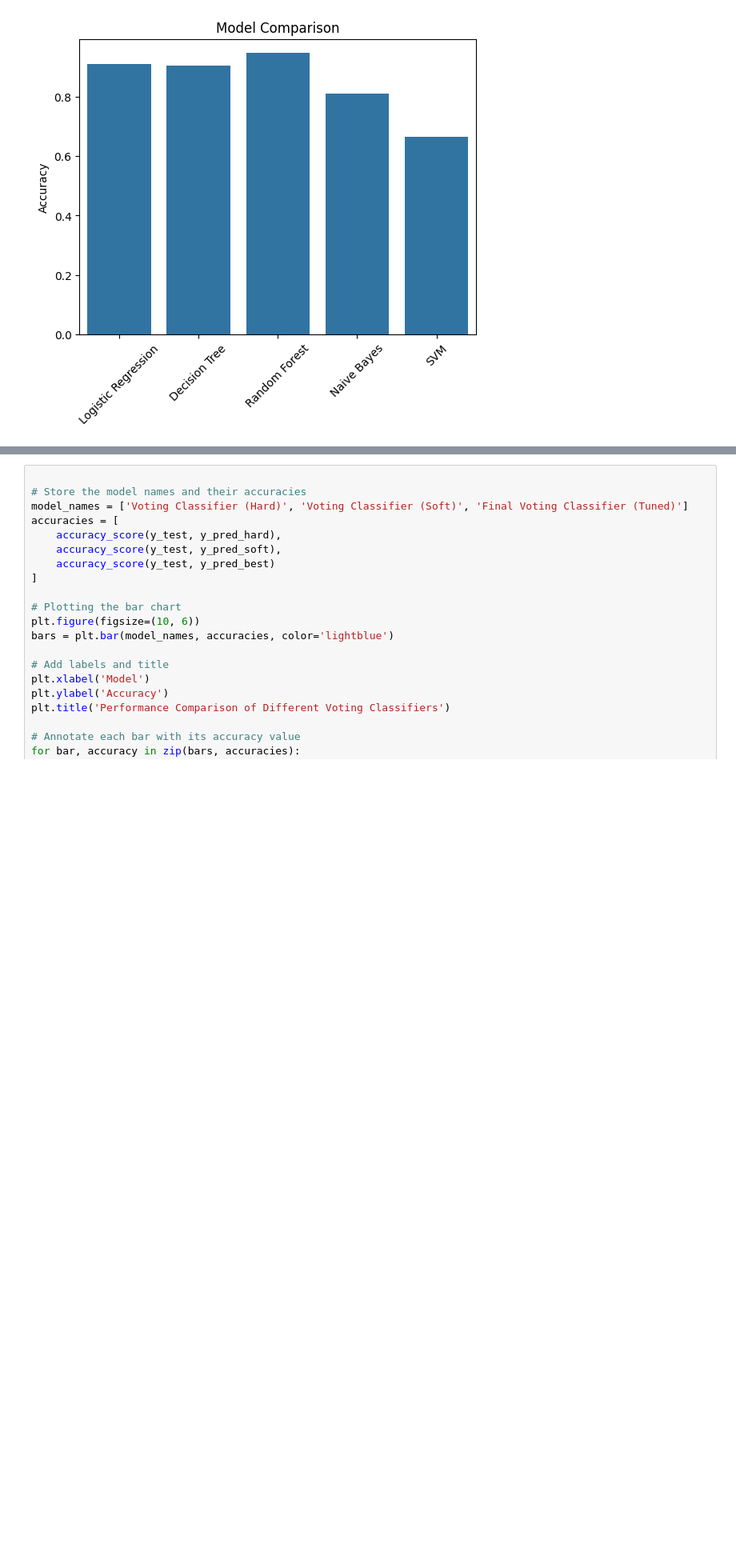
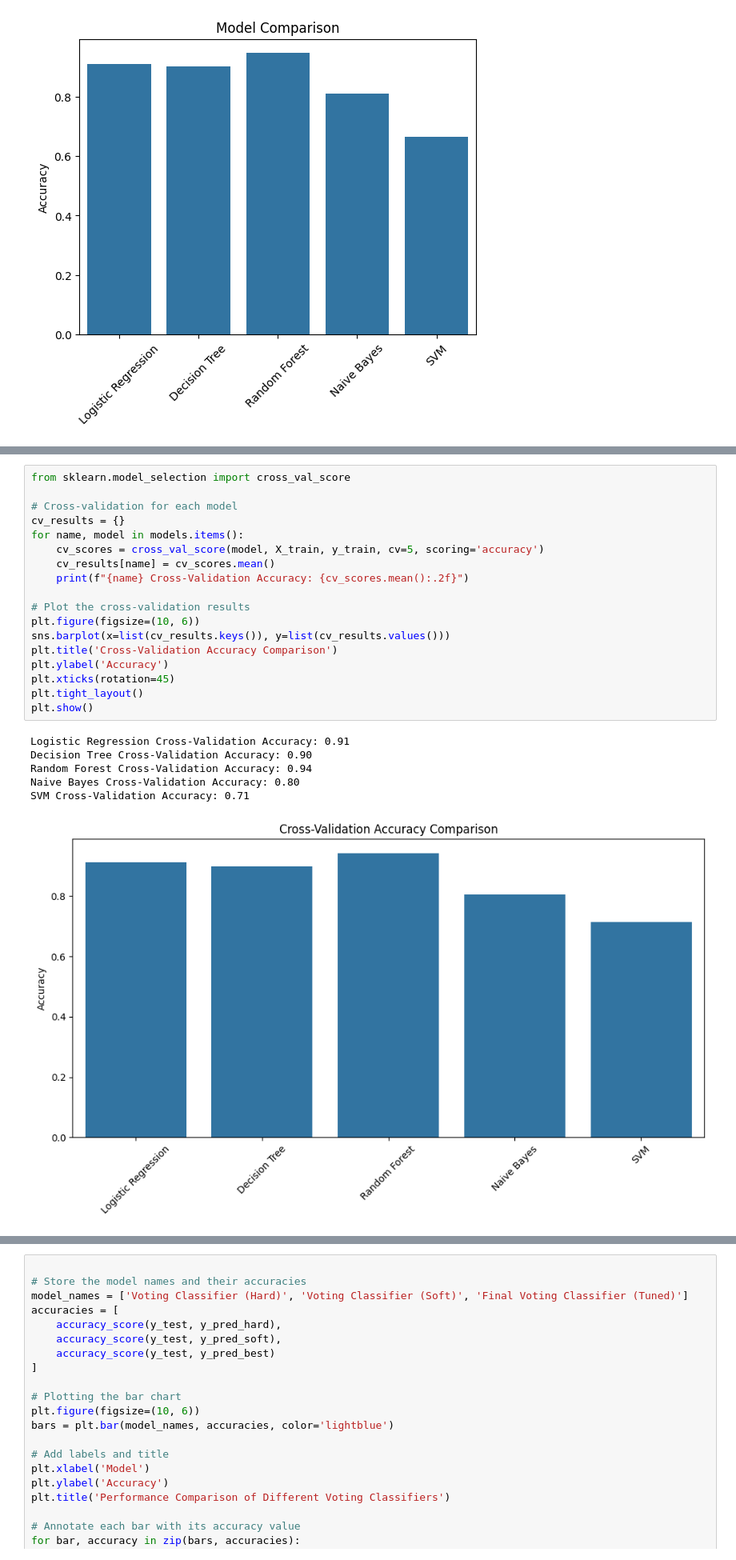
Before and after one commit to Ryuuz02/CS584_Project, a Jupyter notebook: notebook.ipynb, the cells around one changed output, grey strips where cells are left out. Shown at 80% size. Cells and saved outputs as stored; diff of their text form; blank space fills up the shorter version.

```diff
--- a/notebook.ipynb
+++ b/notebook.ipynb
@@ -105,0 +156,25 @@ plt.show()
+# %%
+from sklearn.model_selection import cross_val_score
+
+# Cross-validation for each model
+cv_results = {}
+for name, model in models.items():
+    cv_scores = cross_val_score(model, X_train, y_train, cv=5, scoring='accuracy')
+    cv_results[name] = cv_scores.mean()
+    print(f"{name} Cross-Validation Accuracy: {cv_scores.mean():.2f}")
+
+# Plot the cross-validation results
+plt.figure(figsize=(10, 6))
+sns.barplot(x=list(cv_results.keys()), y=list(cv_results.values()))
+plt.title('Cross-Validation Accuracy Comparison')
+plt.ylabel('Accuracy')
+plt.xticks(rotation=45)
+plt.tight_layout()
+plt.show()
+# %% [output]
+Logistic Regression Cross-Validation Accuracy: 0.91
+Decision Tree Cross-Validation Accuracy: 0.90
+Random Forest Cross-Validation Accuracy: 0.94
+Naive Bayes Cross-Validation Accuracy: 0.80
+SVM Cross-Validation Accuracy: 0.71
+[figure, added]
```
Also changed, not shown: parts of 5 cells of this notebook.
